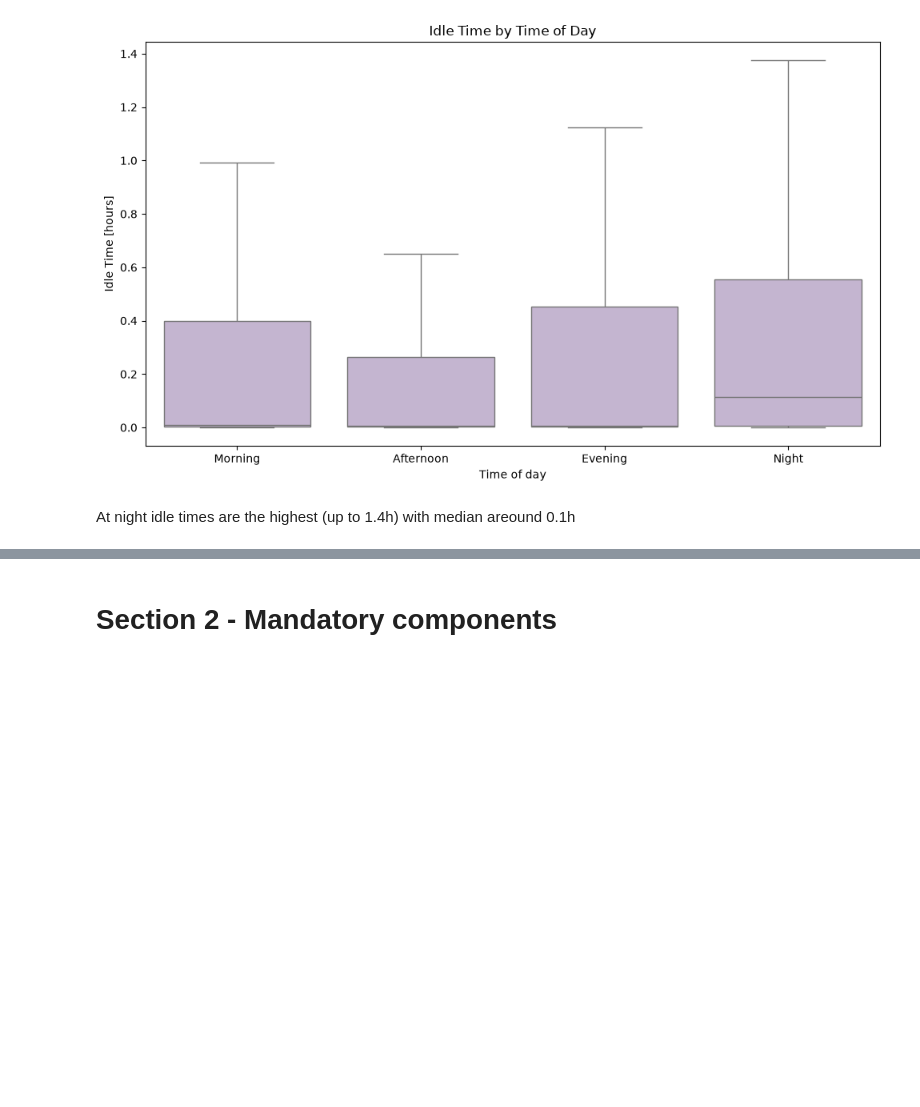
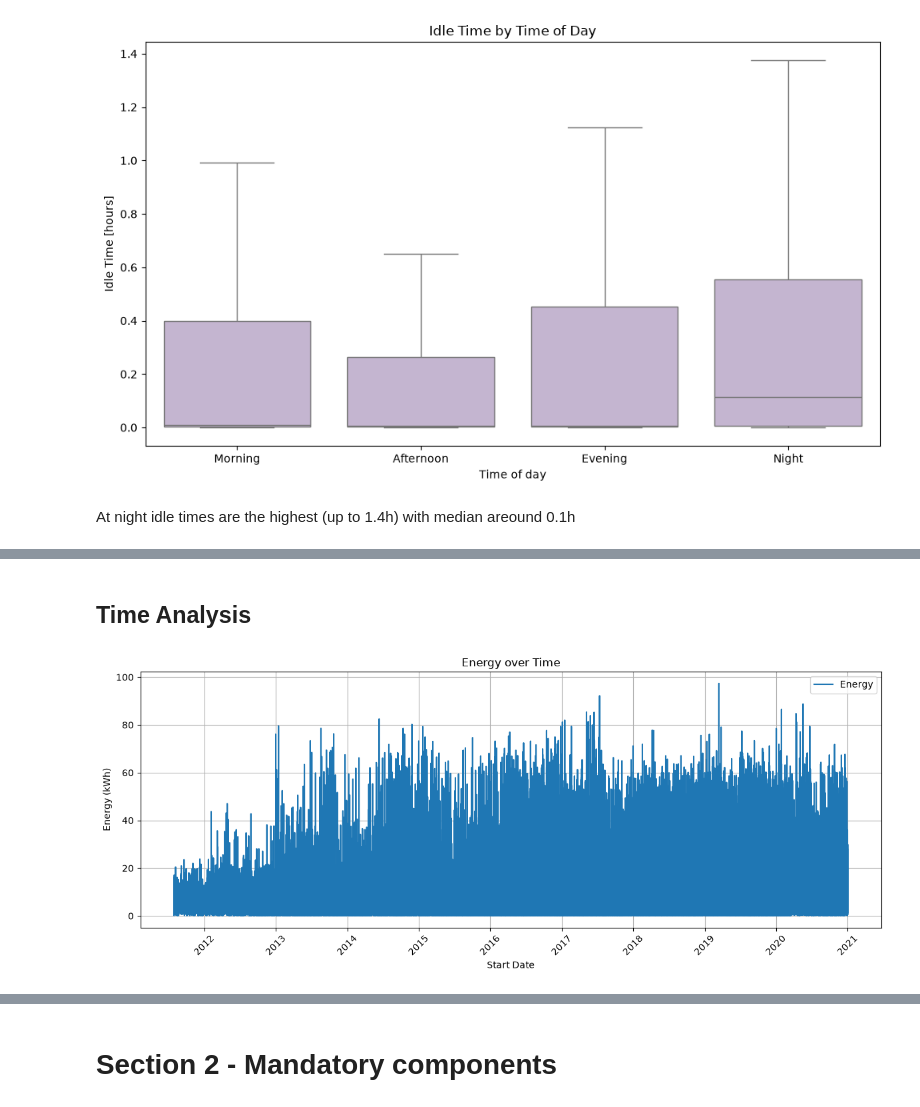
Before and after one commit to katarzynarogalska/Intro-to-Business-Analytics, a Jupyter notebook: main.ipynb, the cells around one changed output, grey strips where cells are left out. Cells and saved outputs as stored; diff of their text form; code cells hidden in the pictures; blank space fills up the shorter version.

Commit message:
'data analysis added'

```diff
--- a/main.ipynb
+++ b/main.ipynb
@@ -683,0 +700,17 @@ At night idle times are the highest (up to 1.4h) with median areound 0.1h
+# %% [markdown]
+## Time Analysis
+# %%
+df = df.sort_values("Start Date")
+plt.figure(figsize=(12, 5))
+plt.plot(df["Start Date"], df["Energy (kWh)"], label="Energy")
+
+plt.xlabel("Start Date")
+plt.ylabel("Energy (kWh)")
+plt.title("Energy over Time")
+plt.legend()
+plt.grid(True)
+plt.xticks(rotation=45)
+plt.tight_layout()
+plt.show()
+# %% [output]
+[figure, added]
```
Also changed, not shown: parts of 4 cells of this notebook.
